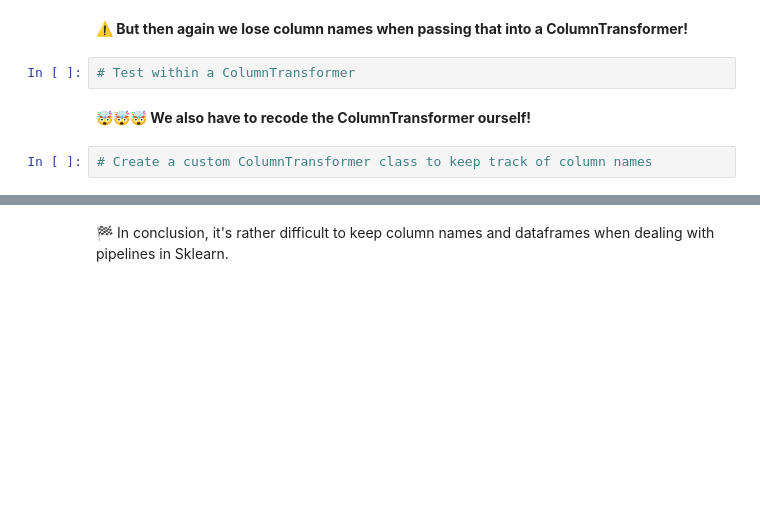
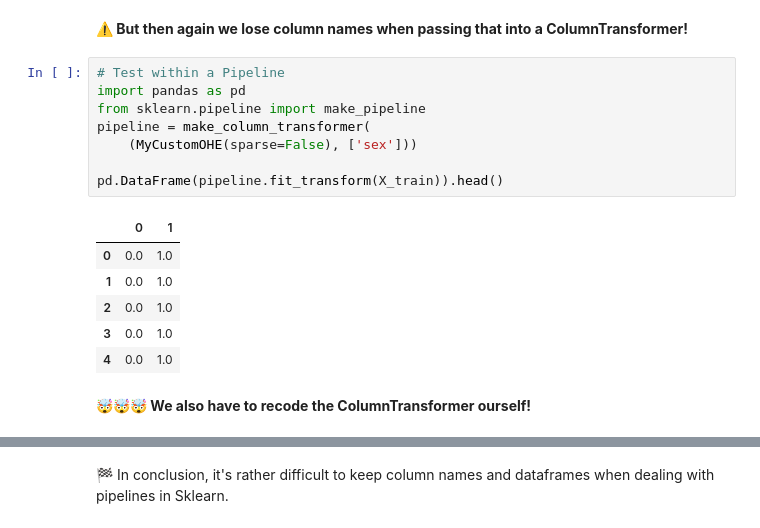
Before and after one commit to roadbusta/data-challenges-recap, a Jupyter notebook: 05-ML/08-Workflow/07-Custom-Encoder/custom_encoder.ipynb, the cells around one changed output, grey strips where cells are left out. Cells and saved outputs as stored; diff of their text form; blank space fills up the shorter version.

```diff
--- a/05-ML/08-Workflow/07-Custom-Encoder/custom_encoder.ipynb
+++ b/05-ML/08-Workflow/07-Custom-Encoder/custom_encoder.ipynb
@@ -46,8 +204,19 @@ ohe.get_feature_names()
 # %% [markdown]
 **⚠️ But then again we lose column names when passing that into a ColumnTransformer!**
-# %%
-# Test within a ColumnTransformer
+# %%
+# Test within a Pipeline
+import pandas as pd
+from sklearn.pipeline import make_pipeline
+pipeline = make_column_transformer(
+    (MyCustomOHE(sparse=False), ['sex']))
+
+pd.DataFrame(pipeline.fit_transform(X_train)).head()
+# %% [output]
+|  | 0 | 1 |
+| 0 | 0.0 | 1.0 |
+| 1 | 0.0 | 1.0 |
+| 2 | 0.0 | 1.0 |
+| 3 | 0.0 | 1.0 |
+| 4 | 0.0 | 1.0 |
 # %% [markdown]
 **🤯🤯🤯 We also have to recode the ColumnTransformer ourself!**
-# %%
-# Create a custom ColumnTransformer class to keep track of column names
```
Also changed, not shown: parts of 17 cells of this notebook, 5 other files.
